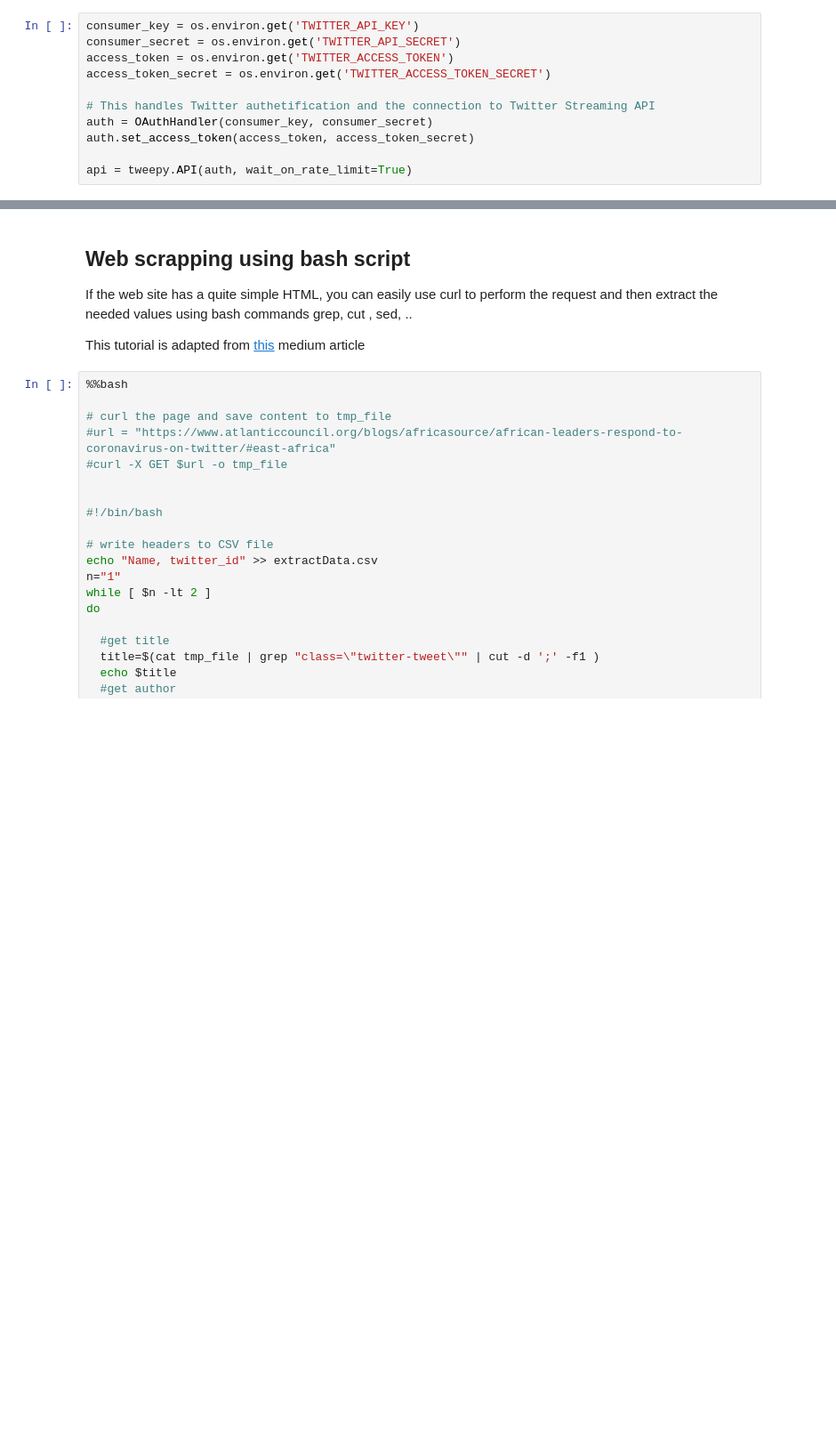
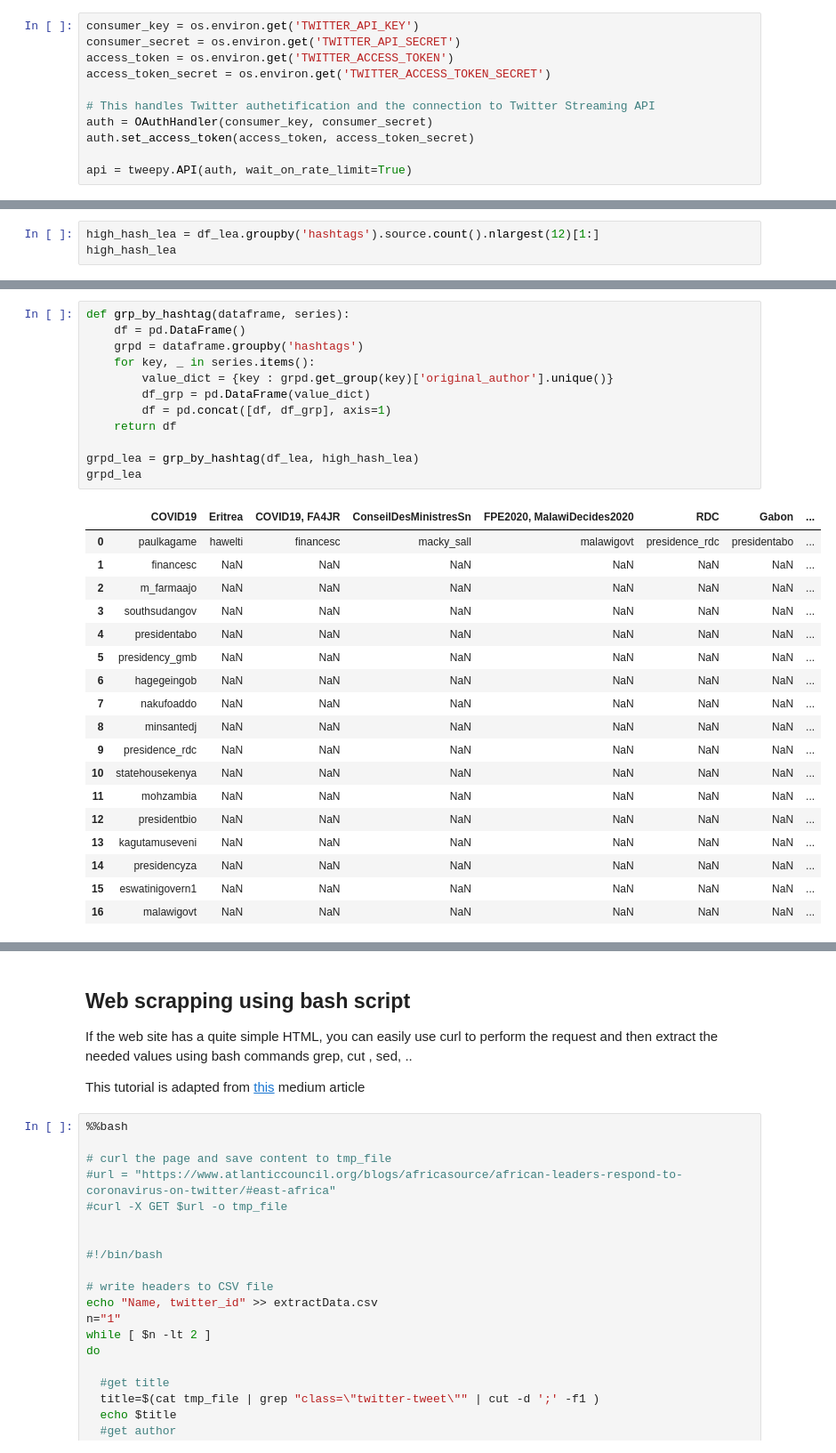
Before and after one commit to Jabor047/10acad, a Jupyter notebook: Week1/Monday-Week1/scrapping_starter.ipynb, the cells around one changed output, grey strips where cells are left out. Shown at 89% size. Drawn from its saved outputs; the diff is of its cells as text; blank space fills up the shorter version.

```diff
--- a/Week1/Monday-Week1/scrapping_starter.ipynb
+++ b/Week1/Monday-Week1/scrapping_starter.ipynb
@@ -415,0 +655,3 @@ memory usage: 1.1+ MB
+# %%
+high_hash_lea = df_lea.groupby('hashtags').source.count().nlargest(12)[1:]
+high_hash_lea
@@ -415,0 +672,31 @@ memory usage: 1.1+ MB
+# %%
+def grp_by_hashtag(dataframe, series):
+    df = pd.DataFrame()
+    grpd = dataframe.groupby('hashtags')
+    for key, _ in series.items():
+        value_dict = {key : grpd.get_group(key)['original_author'].unique()}
+        df_grp = pd.DataFrame(value_dict)
+        df = pd.concat([df, df_grp], axis=1)
+    return df
+
+grpd_lea = grp_by_hashtag(df_lea, high_hash_lea)
+grpd_lea
+# %% [output]
+|  | COVID19 | Eritrea | COVID19, FA4JR | ConseilDesMinistresSn | FPE2020, MalawiDecides2020 | RDC | Gabon | ... |
+| 0 | paulkagame | hawelti | financesc | macky_sall | malawigovt | presidence_rdc | presidentabo | ... |
+| 1 | financesc | NaN | NaN | NaN | NaN | NaN | NaN | ... |
+| 2 | m_farmaajo | NaN | NaN | NaN | NaN | NaN | NaN | ... |
+| 3 | southsudangov | NaN | NaN | NaN | NaN | NaN | NaN | ... |
+| 4 | presidentabo | NaN | NaN | NaN | NaN | NaN | NaN | ... |
+| 5 | presidency_gmb | NaN | NaN | NaN | NaN | NaN | NaN | ... |
+| 6 | hagegeingob | NaN | NaN | NaN | NaN | NaN | NaN | ... |
+| 7 | nakufoaddo | NaN | NaN | NaN | NaN | NaN | NaN | ... |
+| 8 | minsantedj | NaN | NaN | NaN | NaN | NaN | NaN | ... |
+| 9 | presidence_rdc | NaN | NaN | NaN | NaN | NaN | NaN | ... |
+| 10 | statehousekenya | NaN | NaN | NaN | NaN | NaN | NaN | ... |
+| 11 | mohzambia | NaN | NaN | NaN | NaN | NaN | NaN | ... |
+| 12 | presidentbio | NaN | NaN | NaN | NaN | NaN | NaN | ... |
+| 13 | kagutamuseveni | NaN | NaN | NaN | NaN | NaN | NaN | ... |
+| 14 | presidencyza | NaN | NaN | NaN | NaN | NaN | NaN | ... |
+| 15 | eswatinigovern1 | NaN | NaN | NaN | NaN | NaN | NaN | ... |
+| 16 | malawigovt | NaN | NaN | NaN | NaN | NaN | NaN | ... |
```
Also changed, not shown: parts of 35 cells of this notebook.
